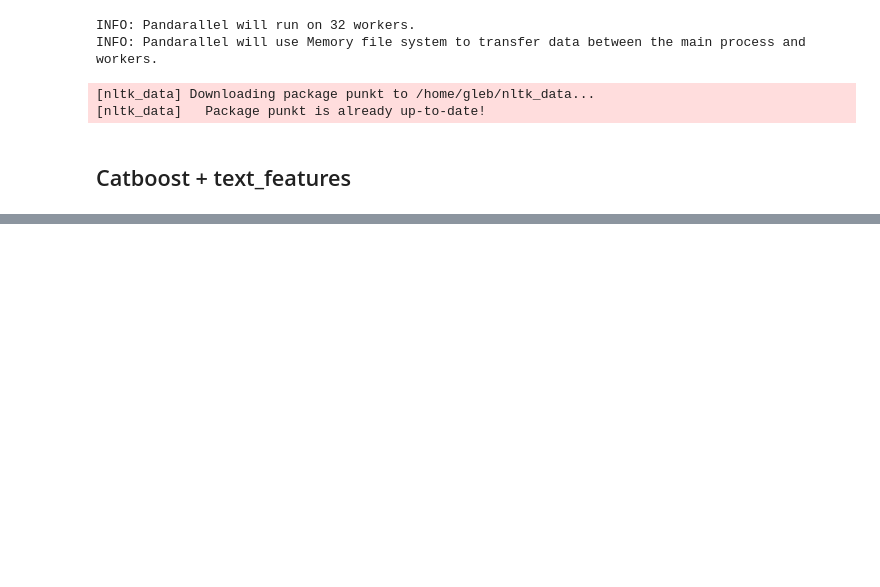
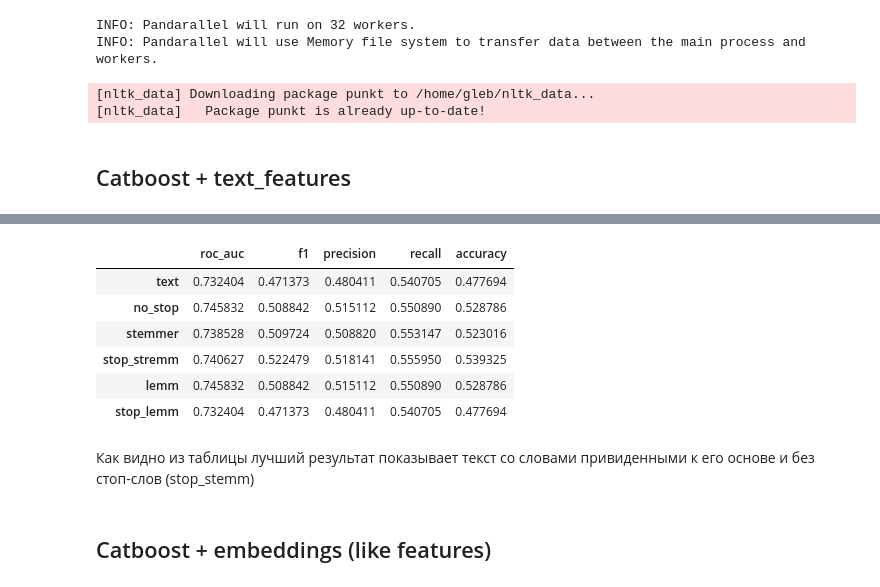
Before and after one commit to Gleb01548/english_level, a Jupyter notebook: notebook/catboost_text_test.ipynb, the cells around one changed output, grey strips where cells are left out. Cells and saved outputs as stored; diff of their text form; code cells hidden in the pictures; blank space fills up the shorter version.

```diff
--- a/notebook/catboost_text_test.ipynb
+++ b/notebook/catboost_text_test.ipynb
@@ -204,0 +216,2 @@ bestIteration = 215
+# %%
+catboost_text_result.append(train_cv(["stemmer"]))
@@ -204,0 +254,2 @@ bestIteration = 215
+# %%
+catboost_text_result.append(train_cv(["stop_stremm"]))
@@ -204,0 +292,2 @@ bestIteration = 215
+# %%
+catboost_text_result.append(train_cv(["lemm"]))
@@ -204,0 +330,2 @@ bestIteration = 215
+# %%
+catboost_text_result.append(train_cv(["stop_lemm"]))
@@ -204,0 +368,15 @@ bestIteration = 215
+# %%
+catboost_text_result = pd.concat(catboost_text_result)
+catboost_text_result
+# %% [output]
+|  | roc_auc | f1 | precision | recall | accuracy |
+| text | 0.732404 | 0.471373 | 0.480411 | 0.540705 | 0.477694 |
+| no_stop | 0.745832 | 0.508842 | 0.515112 | 0.550890 | 0.528786 |
+| stemmer | 0.738528 | 0.509724 | 0.508820 | 0.553147 | 0.523016 |
+| stop_stremm | 0.740627 | 0.522479 | 0.518141 | 0.555950 | 0.539325 |
+| lemm | 0.745832 | 0.508842 | 0.515112 | 0.550890 | 0.528786 |
+| stop_lemm | 0.732404 | 0.471373 | 0.480411 | 0.540705 | 0.477694 |
+# %% [markdown]
+Как видно из таблицы лучший результат показывает текст со словами привиденными к его основе и без стоп-слов (stop_stemm)
+# %% [markdown]
+## Catboost + embeddings (like features)
```
Also changed, not shown: parts of 50 cells of this notebook, 8 other files.
